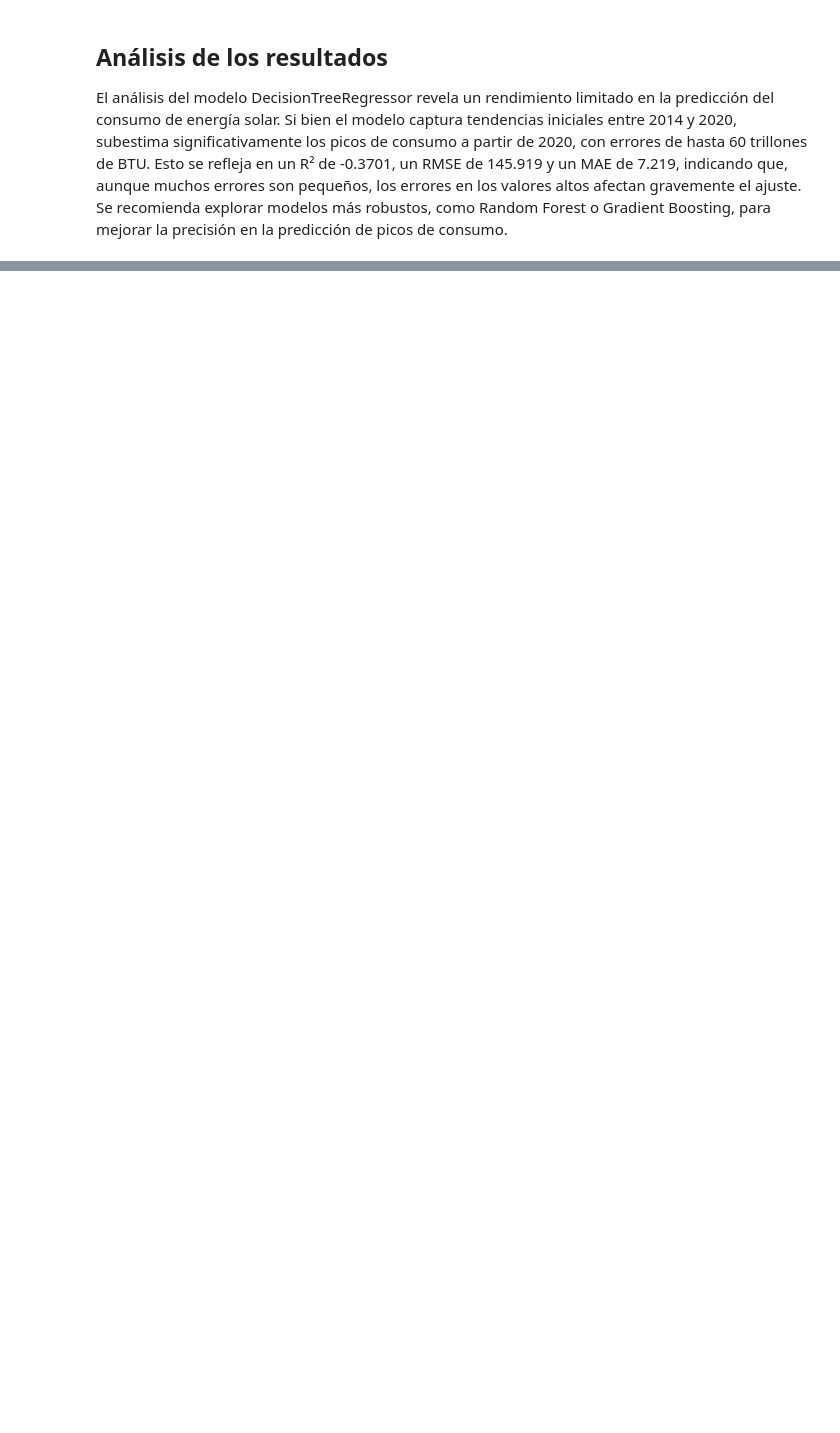
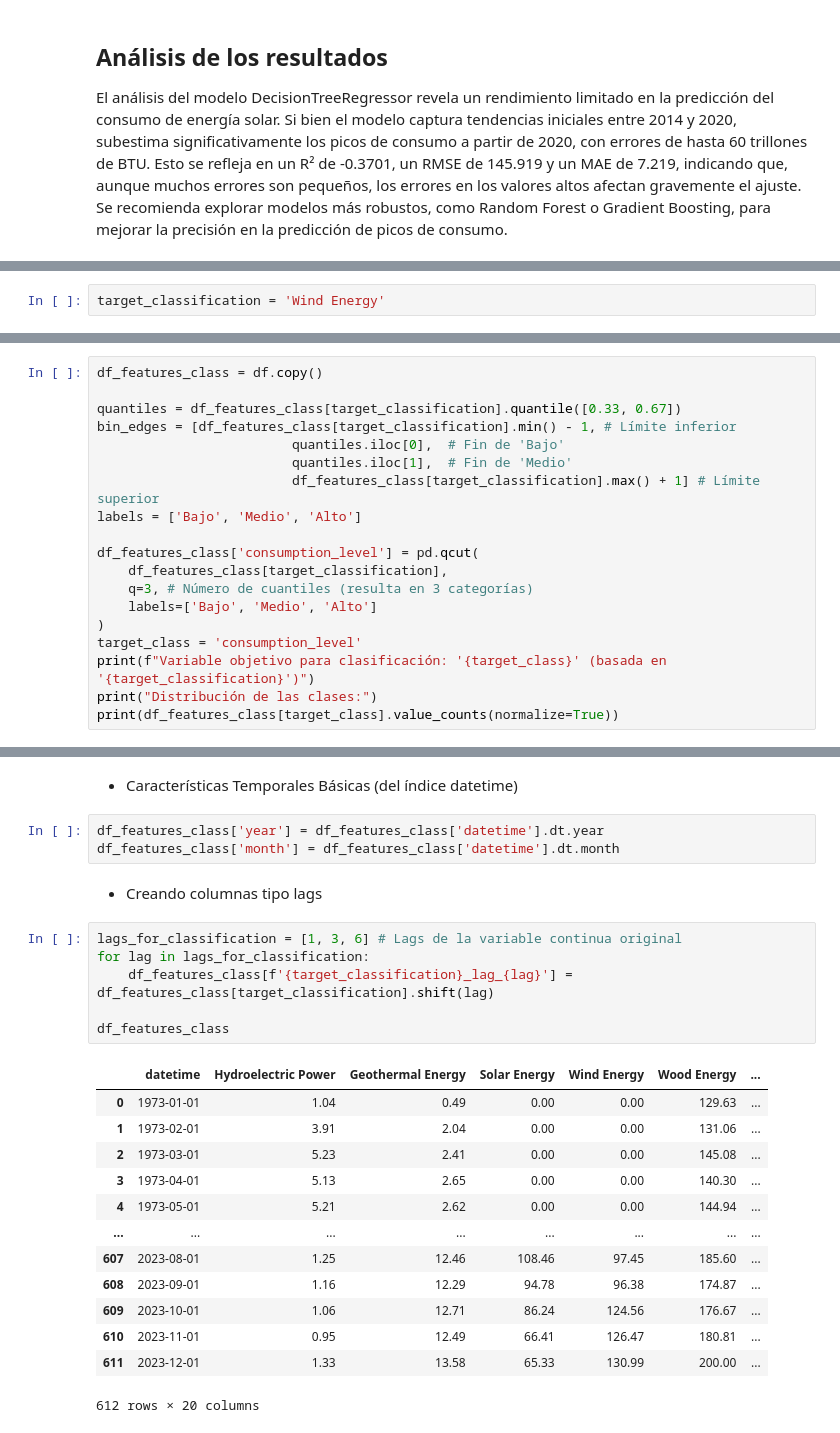
Before and after one commit to juanma200109/us_renewable_energy_forecast, a Jupyter notebook: 02_modeling/notebooks/03_sklearn_regression_classification.ipynb, the cells around one changed output, grey strips where cells are left out. Cells and saved outputs as stored; diff of their text form; blank space fills up the shorter version.

```diff
--- a/02_modeling/notebooks/03_sklearn_regression_classification.ipynb
+++ b/02_modeling/notebooks/03_sklearn_regression_classification.ipynb
@@ -338,0 +371,2 @@ Mejor puntuación (neg_MSE) en CV: -25.8179
+# %%
+target_classification = 'Wind Energy'
@@ -338,0 +375,19 @@ Mejor puntuación (neg_MSE) en CV: -25.8179
+# %%
+df_features_class = df.copy()
+
+quantiles = df_features_class[target_classification].quantile([0.33, 0.67])
+bin_edges = [df_features_class[target_classification].min() - 1, # Límite inferior
+                         quantiles.iloc[0],  # Fin de 'Bajo'
+                         quantiles.iloc[1],  # Fin de 'Medio'
+                         df_features_class[target_classification].max() + 1] # Límite superior
+labels = ['Bajo', 'Medio', 'Alto']
+
+df_features_class['consumption_level'] = pd.qcut(
+    df_features_class[target_classification],
+    q=3, # Número de cuantiles (resulta en 3 categorías)
+    labels=['Bajo', 'Medio', 'Alto']
+)
+target_class = 'consumption_level'
+print(f"Variable objetivo para clasificación: '{target_class}' (basada en '{target_classification}')")
+print("Distribución de las clases:")
+print(df_features_class[target_class].value_counts(normalize=True))
@@ -338,0 +404,27 @@ Mejor puntuación (neg_MSE) en CV: -25.8179
+# %% [markdown]
+* Características Temporales Básicas (del índice datetime)
+# %%
+df_features_class['year'] = df_features_class['datetime'].dt.year
+df_features_class['month'] = df_features_class['datetime'].dt.month
+# %% [markdown]
+* Creando columnas tipo lags
+# %%
+lags_for_classification = [1, 3, 6] # Lags de la variable continua original
+for lag in lags_for_classification:
+    df_features_class[f'{target_classification}_lag_{lag}'] = df_features_class[target_classification].shift(lag)
+
+df_features_class
+# %% [output]
+|  | datetime | Hydroelectric Power | Geothermal Energy | Solar Energy | Wind Energy | Wood Energy | ... |
+| 0 | 1973-01-01 | 1.04 | 0.49 | 0.00 | 0.00 | 129.63 | ... |
+| 1 | 1973-02-01 | 3.91 | 2.04 | 0.00 | 0.00 | 131.06 | ... |
+| 2 | 1973-03-01 | 5.23 | 2.41 | 0.00 | 0.00 | 145.08 | ... |
+| 3 | 1973-04-01 | 5.13 | 2.65 | 0.00 | 0.00 | 140.30 | ... |
+| 4 | 1973-05-01 | 5.21 | 2.62 | 0.00 | 0.00 | 144.94 | ... |
+| ... | ... | ... | ... | ... | ... | ... | ... |
+| 607 | 2023-08-01 | 1.25 | 12.46 | 108.46 | 97.45 | 185.60 | ... |
+| 608 | 2023-09-01 | 1.16 | 12.29 | 94.78 | 96.38 | 174.87 | ... |
+| 609 | 2023-10-01 | 1.06 | 12.71 | 86.24 | 124.56 | 176.67 | ... |
+| 610 | 2023-11-01 | 0.95 | 12.49 | 66.41 | 126.47 | 180.81 | ... |
+| 611 | 2023-12-01 | 1.33 | 13.58 | 65.33 | 130.99 | 200.00 | ... |
+612 rows × 20 columns
```
Also changed, not shown: parts of 35 cells of this notebook, 1 other file.
